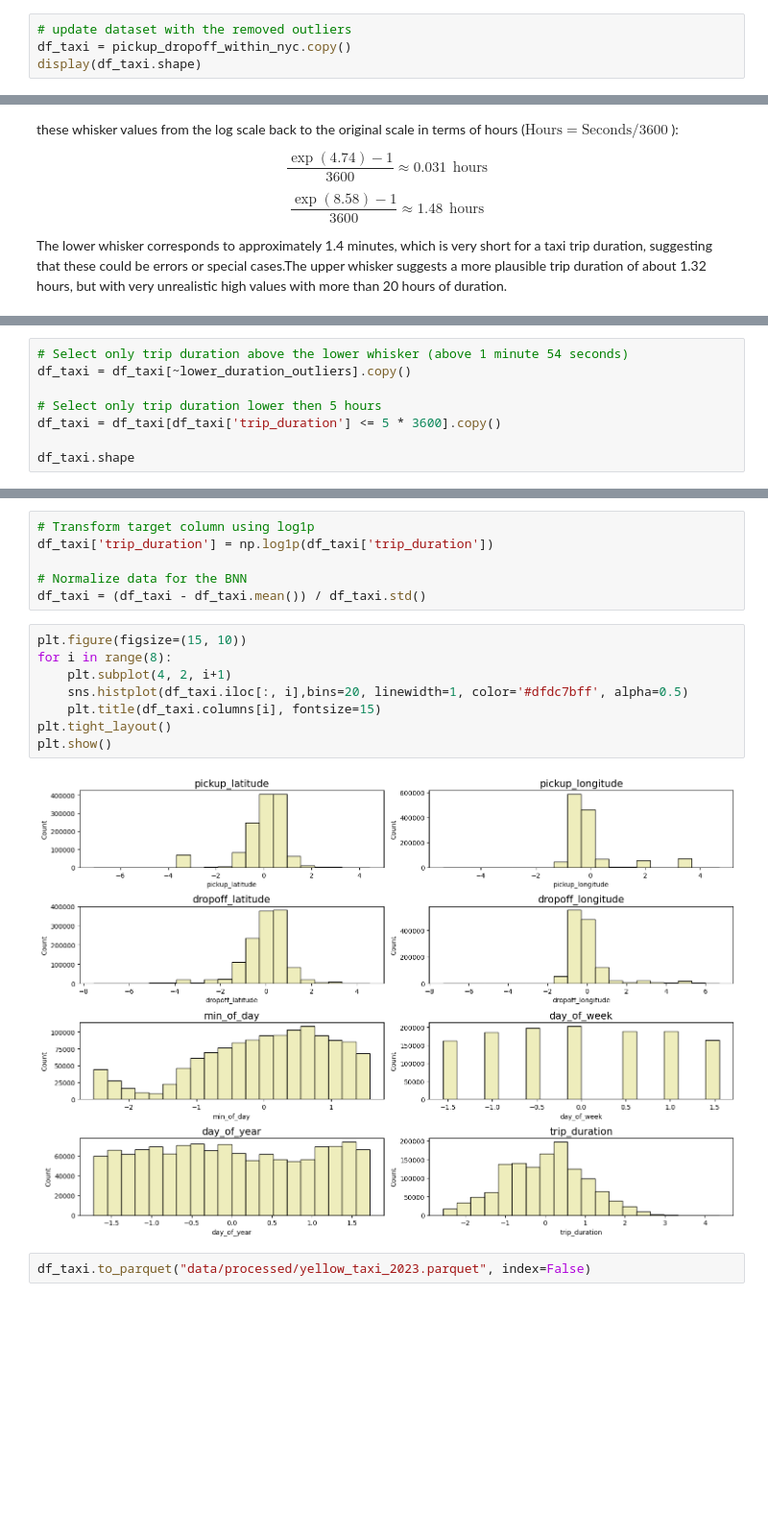
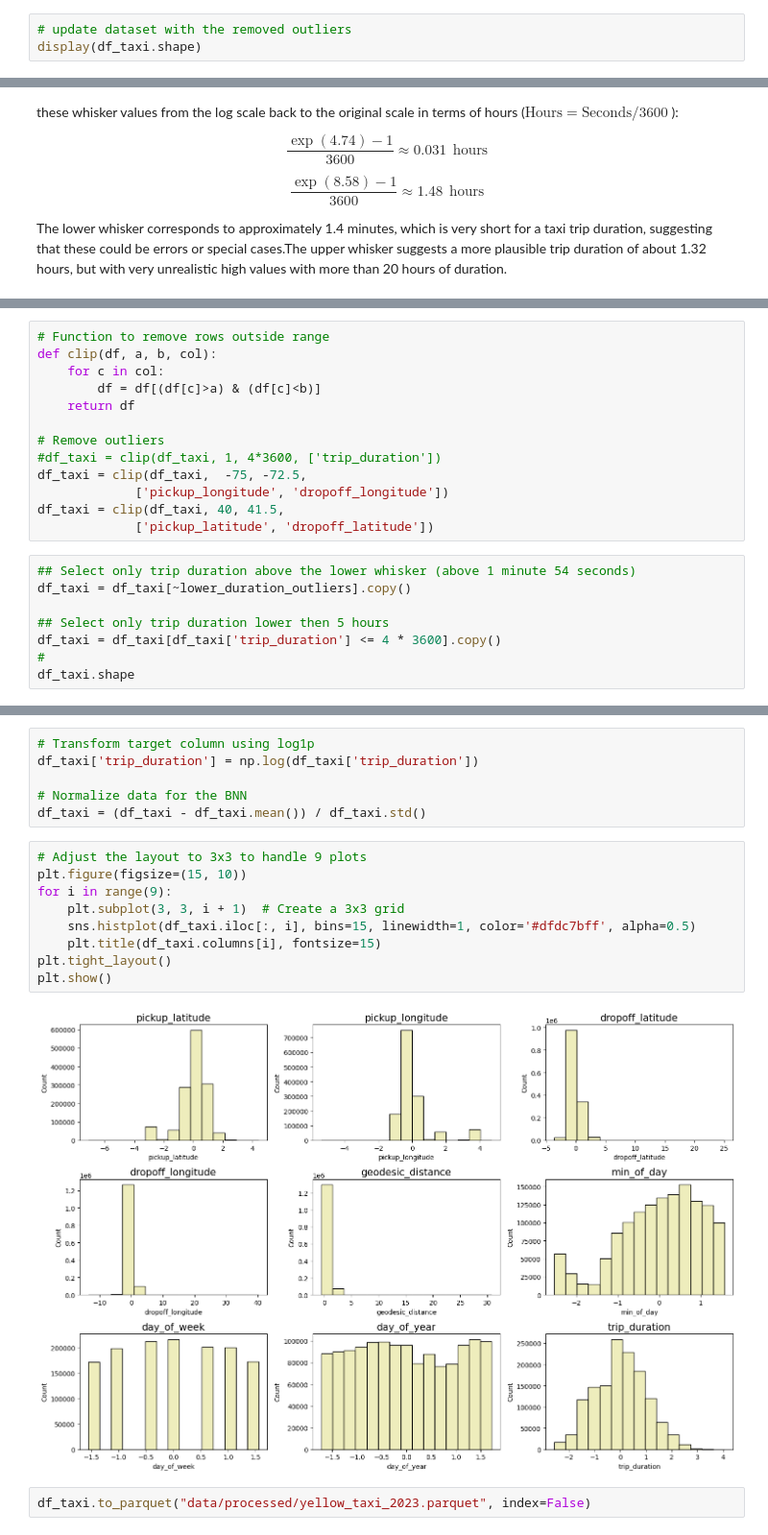
Before and after one commit to marcosbenicio/bayesian-neural-network, a Jupyter notebook: 02-regression/bnn-regression.ipynb, the cells around one changed output, grey strips where cells are left out. Shown at 96% size. Drawn from its saved outputs; the diff is of its cells as text; blank space fills up the shorter version.

Commit message:
handle outliers location

```diff
--- a/02-regression/bnn-regression.ipynb
+++ b/02-regression/bnn-regression.ipynb
@@ -298,5 +479,4 @@ Number of outliers removed:78073
 # %%
 # update dataset with the removed outliers
-df_taxi = pickup_dropoff_within_nyc.copy()
 display(df_taxi.shape)
 # %% [output]
@@ -459,9 +639,22 @@ plt.show()
+# %%
+# Function to remove rows outside range
+def clip(df, a, b, col):
+    for c in col:
+        df = df[(df[c]>a) & (df[c]<b)]
+    return df
+
+# Remove outliers
+#df_taxi = clip(df_taxi, 1, 4*3600, ['trip_duration'])
+df_taxi = clip(df_taxi,  -75, -72.5,
+             ['pickup_longitude', 'dropoff_longitude'])
+df_taxi = clip(df_taxi, 40, 41.5,
+             ['pickup_latitude', 'dropoff_latitude'])
 # %%
-# Select only trip duration above the lower whisker (above 1 minute 54 seconds)
+## Select only trip duration above the lower whisker (above 1 minute 54 seconds)
 df_taxi = df_taxi[~lower_duration_outliers].copy()
 
-# Select only trip duration lower then 5 hours
-df_taxi = df_taxi[df_taxi['trip_duration'] <= 5 * 3600].copy()
-
+## Select only trip duration lower then 5 hours
+df_taxi = df_taxi[df_taxi['trip_duration'] <= 4 * 3600].copy()
+#
 df_taxi.shape
 # %% [output]
@@ -469,19 +662,20 @@ df_taxi.shape
 # %%
 # Transform target column using log1p
-df_taxi['trip_duration'] = np.log1p(df_taxi['trip_duration'])
+df_taxi['trip_duration'] = np.log(df_taxi['trip_duration'])
 
 # Normalize data for the BNN
 df_taxi = (df_taxi - df_taxi.mean()) / df_taxi.std()
 # %%
+# Adjust the layout to 3x3 to handle 9 plots
 plt.figure(figsize=(15, 10))
-for i in range(8):
-    plt.subplot(4, 2, i+1)
-    sns.histplot(df_taxi.iloc[:, i],bins=20, linewidth=1, color='#dfdc7bff', alpha=0.5)
+for i in range(9):
+    plt.subplot(3, 3, i + 1)  # Create a 3x3 grid
+    sns.histplot(df_taxi.iloc[:, i], bins=15, linewidth=1, color='#dfdc7bff', alpha=0.5)
     plt.title(df_taxi.columns[i], fontsize=15)
 plt.tight_layout()
 plt.show()
 # %% [output]
-[figure, old version]
+[figure, new version]
 # %%
 df_taxi.to_parquet("data/processed/yellow_taxi_2023.parquet", index=False)
 # %% [markdown]
```
Also changed, not shown: parts of 26 cells of this notebook.
